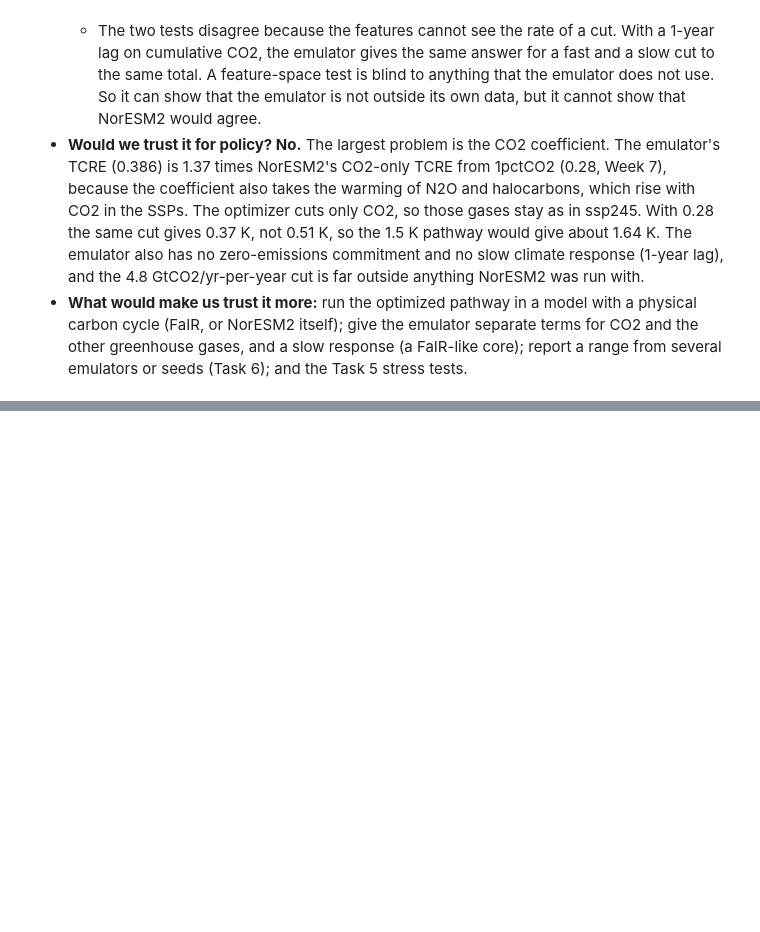
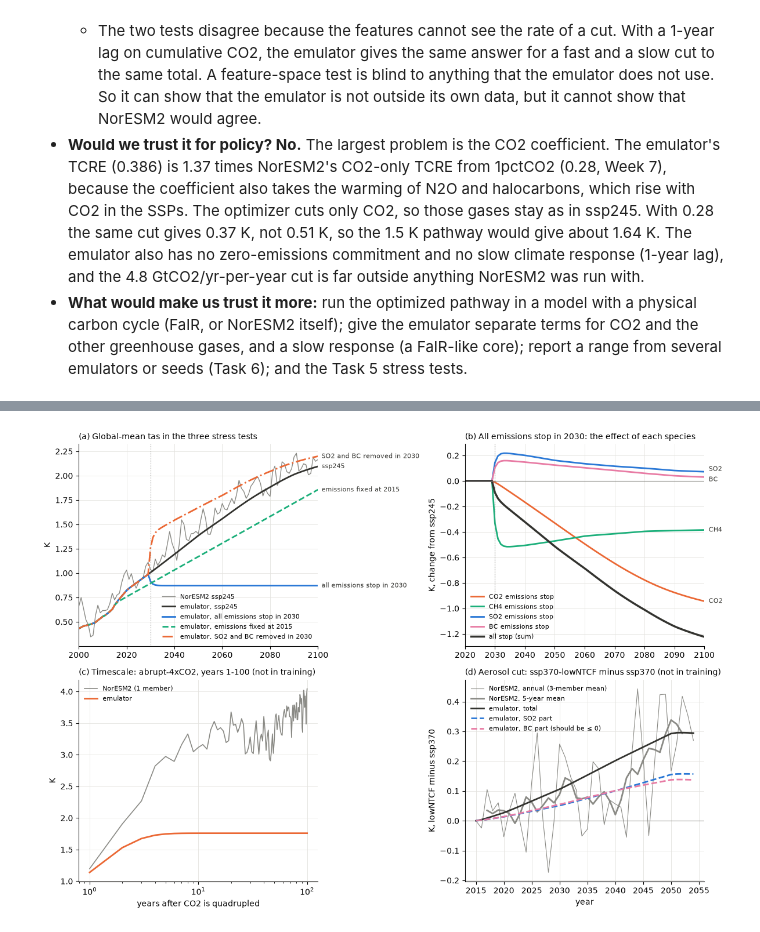
Before and after one commit to romanzrespicio/DSC180-D06-JCM-Project, a Jupyter notebook: notebooks/Week8_Emulator.ipynb, the cells around one changed output, grey strips where cells are left out. Cells and saved outputs as stored; diff of their text form; code cells hidden in the pictures; blank space fills up the shorter version.

```diff
--- a/notebooks/Week8_Emulator.ipynb
+++ b/notebooks/Week8_Emulator.ipynb
@@ -384,0 +547,60 @@ fig.savefig(f"{FIGS}/week8_task4_extrapolation.png", dpi=150, bbox_inches="tight
+# %%
+fig, axes = plt.subplots(2, 2, figsize=(12, 8.5))
+fut = YEARS >= 2000
+
+ax = axes[0, 0]
+noresm = np.concatenate([gmt(em.load_tas("historical").values), gmt(em.load_tas("ssp245").values)])
+ax.plot(YEARS[fut], noresm[fut], color=GRAY, lw=1, label="NorESM2 ssp245")
+styles = {"ssp245": ("#33332f", "-"), "all emissions stop in 2030": (BLUE, "-"),
+          "emissions fixed at 2015": (AQUA, "--"), "SO2 and BC removed in 2030": (ORANGE, "-.")}
+for name, t in T.items():
+    color, ls = styles[name]
+    ax.plot(YEARS[fut], t[fut], color=color, ls=ls, label=f"emulator, {name}")
+    ax.text(2101.5, t[-1], name, color="#33332f", fontsize=8, va="center")
+ax.axvline(2030, color=GRAY, lw=0.8, ls=":")
+ax.set_xlim(2000, 2100)
+ax.set_ylabel("K")
+ax.set_title("(a) Global-mean tas in the three stress tests", loc="left", fontsize=10)
+ax.legend(frameon=False, fontsize=8, loc="lower right")
+
+ax = axes[0, 1]
+colors = {"CO2": ORANGE, "CH4": AQUA, "SO2": BLUE, "BC": MAGENTA}
+late = YEARS >= 2020
+for s, d in stop_parts.items():
+    ax.plot(YEARS[late], d[late], color=colors[s], label=f"{s} emissions stop")
+    ax.text(2101.5, d[-1] + {"SO2": 0.02, "BC": -0.02}.get(s, 0), s, color="#33332f", fontsize=8, va="center")
+ax.plot(YEARS[late], sum(stop_parts.values())[late], color="#33332f", lw=2.5, label="all stop (sum)")
+ax.axhline(0, color=GRAY, lw=0.8)
+ax.axvline(2030, color=GRAY, lw=0.8, ls=":")
+ax.set_xlim(2020, 2100)
+ax.set_ylabel("K, change from ssp245")
+ax.set_title("(b) All emissions stop in 2030: the effect of each species", loc="left", fontsize=10)
+ax.legend(frameon=False, fontsize=8, loc="lower left")
+
+ax = axes[1, 0]
+yr = np.arange(1, 101)
+ax.plot(yr, abrupt["NorESM2"], color=GRAY, lw=1.2, label="NorESM2 (1 member)")
+ax.plot(yr, abrupt["emulator"], color=ORANGE, label="emulator")
+ax.set_xscale("log")
+ax.set_xlabel("years after CO2 is quadrupled")
+ax.set_ylabel("K")
+ax.set_title("(c) Timescale: abrupt-4xCO2, years 1-100 (not in training)", loc="left", fontsize=10)
+ax.legend(frameon=False, fontsize=8, loc="upper left")
+
+ax = axes[1, 1]
+run5 = np.convolve(low["NorESM2"], np.ones(5) / 5, mode="valid")
+ax.plot(LOW_YEARS, low["NorESM2"], color=GRAY, lw=0.8, label="NorESM2, annual (3-member mean)")
+ax.plot(LOW_YEARS[2:-2], run5, color=GRAY, lw=2, label="NorESM2, 5-year mean")
+ax.plot(LOW_YEARS, low["emulator"], color="#33332f", lw=2, label="emulator, total")
+ax.plot(LOW_YEARS, low_parts["SO2"], color=BLUE, ls="--", label="emulator, SO2 part")
+ax.plot(LOW_YEARS, low_parts["BC"], color=MAGENTA, ls="--", label="emulator, BC part (should be ≤ 0)")
+ax.axhline(0, color=GRAY, lw=0.8)
+ax.set_xlabel("year")
+ax.set_ylabel("K, lowNTCF minus ssp370")
+ax.set_title("(d) Aerosol cut: ssp370-lowNTCF minus ssp370 (not in training)", loc="left", fontsize=10)
+ax.legend(frameon=False, fontsize=8, loc="upper left")
+
+fig.tight_layout()
+fig.savefig(f"{FIGS}/week8_task5_stress.png", dpi=150, bbox_inches="tight")
+# %% [output]
+[figure, added]
```
Also changed, not shown: parts of 4 cells of this notebook, 3 other files.
